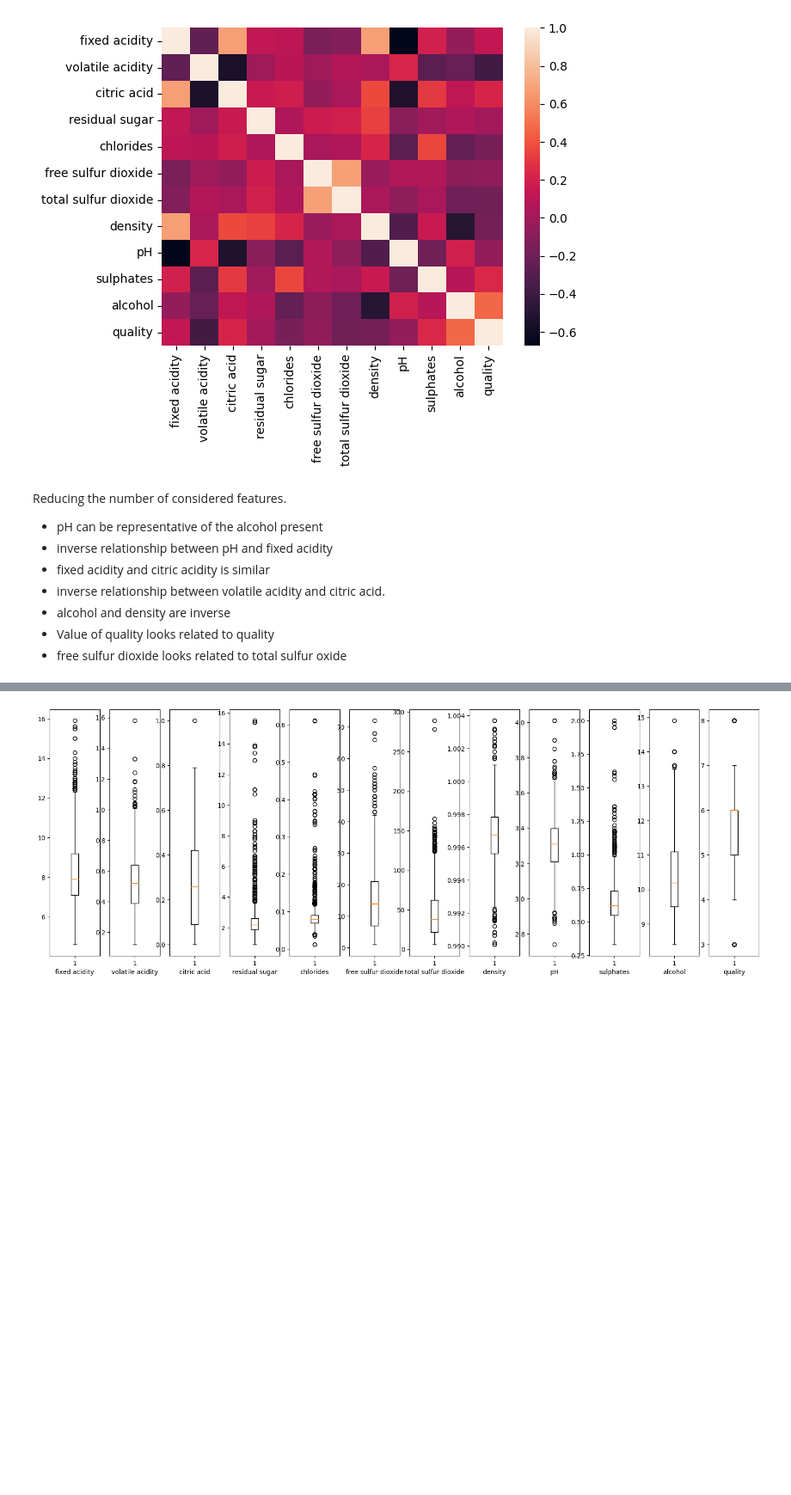
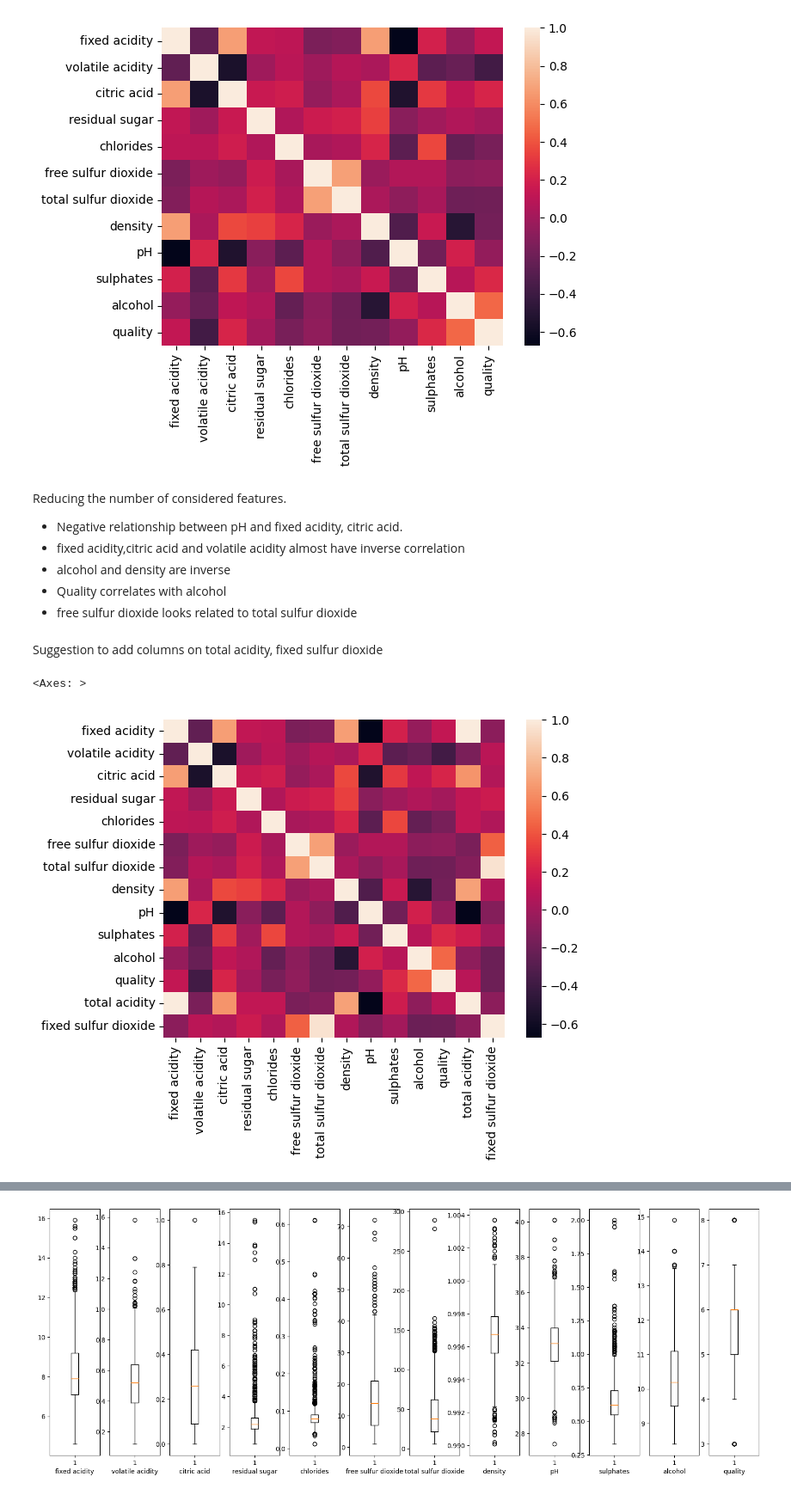
Before and after one commit to Ok3ks/Tabular_data, a Jupyter notebook: Red_wine_assess .ipynb, the cells around one changed output, grey strips where cells are left out. Shown at 86% size. Drawn from its saved outputs; the diff is of its cells as text; code cells hidden in the pictures; blank space fills up the shorter version.

```diff
--- a/Red_wine_assess .ipynb
+++ b/Red_wine_assess .ipynb
@@ -123,13 +114,25 @@ sns.heatmap(train_red_wine_df.astype(float).corr())
 # %% [markdown]
 Reducing the number of considered features.
 
-- pH can be representative of the alcohol present
-- inverse relationship between pH and fixed acidity
-- fixed acidity and citric acidity is similar
-- inverse relationship between volatile acidity and citric acid.
+- Negative relationship between pH and fixed acidity, citric acid.
+- fixed acidity,citric acid and volatile acidity almost have inverse correlation
 - alcohol and density are inverse
-- Value of quality looks related to quality
-- free sulfur dioxide looks related to total sulfur oxide
+- Quality correlates with alcohol
+- free sulfur dioxide looks related to total sulfur dioxide
+# %% [markdown]
+Suggestion to add columns on total acidity, fixed sulfur dioxide
+# %%
+train_red_wine_df['total acidity'] = train_red_wine_df['fixed acidity'] + train_red_wine_df['volatile acidity']
+train_red_wine_df['fixed sulfur dioxide'] = train_red_wine_df['total sulfur dioxide'] - train_red_wine_df['free sulfur dioxide']
+
+
+test_red_wine_df['total acidity'] = test_red_wine_df['fixed acidity'] + test_red_wine_df['volatile acidity']
+test_red_wine_df['fixed sulfur dioxide'] = test_red_wine_df['total sulfur dioxide'] - test_red_wine_df['free sulfur dioxide']
+# %%
+sns.heatmap(train_red_wine_df.astype(float).corr())
+# %% [output]
+<Axes: >
+[figure, added]
 # %%
 sns.pairplot(train_red_wine_df)
 # %% [output]
```
Also changed, not shown: parts of 46 cells of this notebook.
